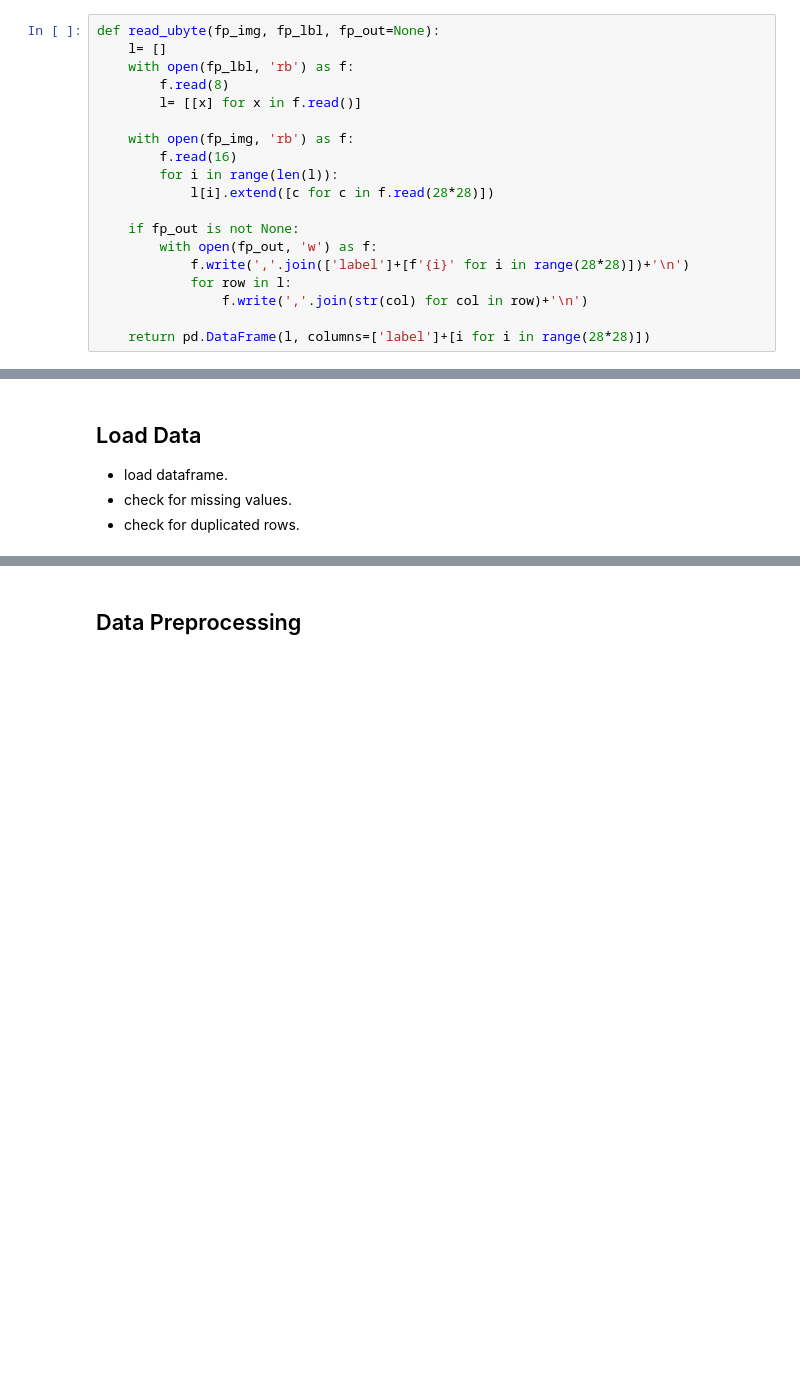
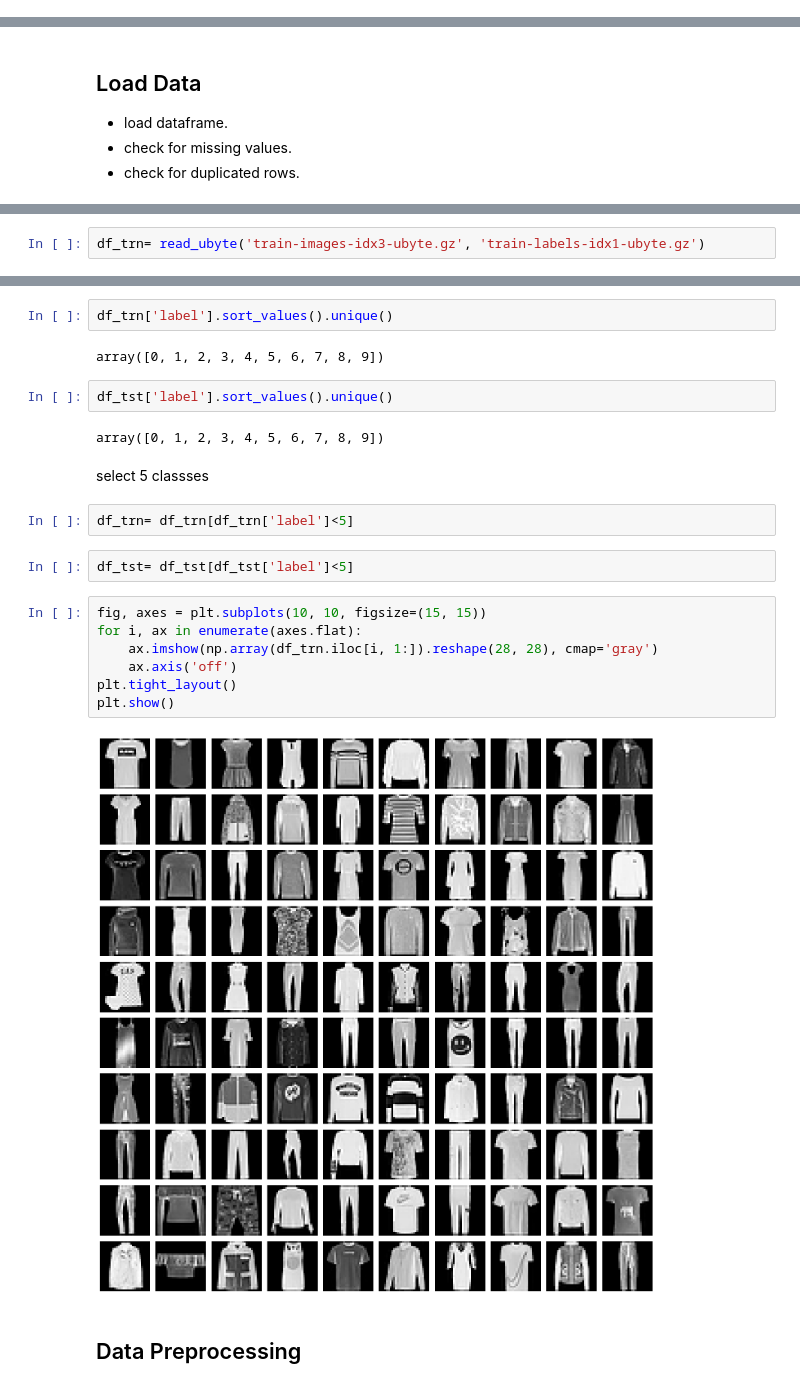
Before and after one commit to 3ab3z2/Machine-fashion-model-mnist, a Jupyter notebook: 20241203-fashion.ipynb, the cells around one changed output, grey strips where cells are left out. Saved outputs shown, nothing was run; the diff lists cells and outputs as text; blank space fills up the shorter version.

```diff
--- a/20241203-fashion.ipynb
+++ b/20241203-fashion.ipynb
@@ -52,19 +41,0 @@ def read_ubyte(fp_img, fp_lbl, fp_out=None):
-# %%
-def read_ubyte(fp_img, fp_lbl, fp_out=None):
-	l= []
-	with open(fp_lbl, 'rb') as f:
-		f.read(8)
-		l= [[x] for x in f.read()]
-
-	with open(fp_img, 'rb') as f:
-		f.read(16)
-		for i in range(len(l)):
-			l[i].extend([c for c in f.read(28*28)])
-
-	if fp_out is not None:
-		with open(fp_out, 'w') as f:
-			f.write(','.join(['label']+[f'{i}' for i in range(28*28)])+'\n')
-			for row in l:
-				f.write(','.join(str(col) for col in row)+'\n')
-
-	return pd.DataFrame(l, columns=['label']+[i for i in range(28*28)])
@@ -188,0 +49,2 @@ memory usage: 59.9 MB
+# %%
+df_trn= read_ubyte('train-images-idx3-ubyte.gz', 'train-labels-idx1-ubyte.gz')
@@ -189,3 +65,26 @@ memory usage: 59.9 MB
+# %%
+df_trn['label'].sort_values().unique()
+# %% [output]
+array([0, 1, 2, 3, 4, 5, 6, 7, 8, 9])
+# %%
+df_tst['label'].sort_values().unique()
+# %% [output]
+array([0, 1, 2, 3, 4, 5, 6, 7, 8, 9])
+# %% [markdown]
+select 5 classses
+# %%
+df_trn= df_trn[df_trn['label']<5]
+# %%
+df_tst= df_tst[df_tst['label']<5]
+# %%
+fig, axes = plt.subplots(10, 10, figsize=(15, 15))
+for i, ax in enumerate(axes.flat):
+    ax.imshow(np.array(df_trn.iloc[i, 1:]).reshape(28, 28), cmap='gray')
+    ax.axis('off')
+plt.tight_layout()
+plt.show()
+# %% [output]
+[figure, added]
 # %% [markdown]
 ## Data Preprocessing
 # %% [markdown]
```
Also changed, not shown: parts of 42 cells of this notebook, 1 other file.
